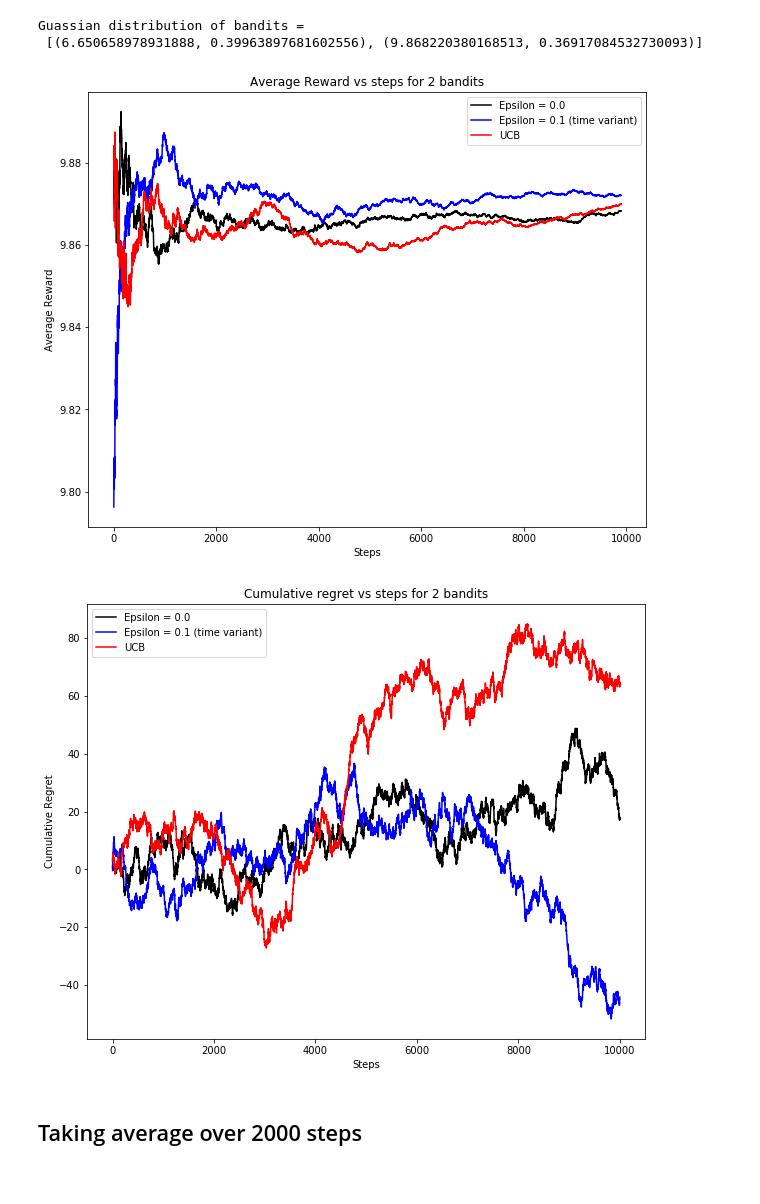
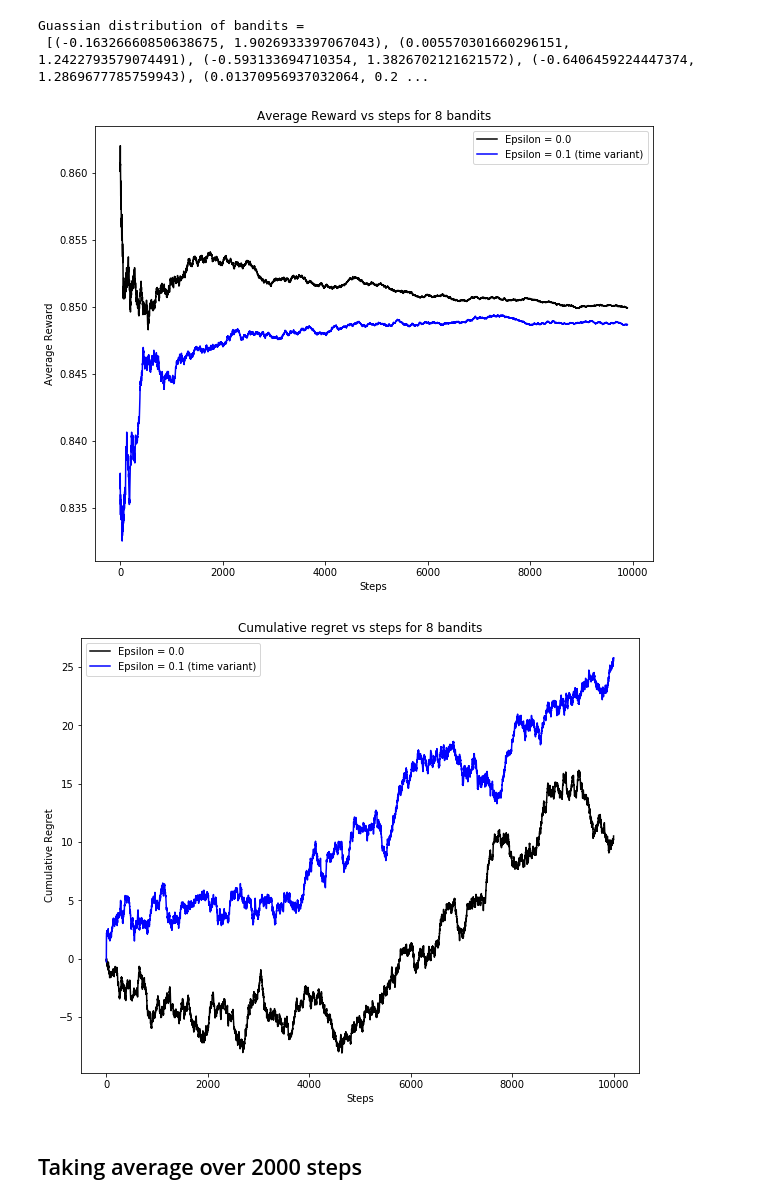
Before and after one commit to keya-desai/Multi-armed-bandit-problem-using-Q-networks, a Jupyter notebook: Code/guassian bandits refactored.ipynb, the cells around one changed output. Cells and saved outputs as stored; diff of their text form; code cells hidden in the pictures.

```diff
--- a/Code/guassian bandits refactored.ipynb
+++ b/Code/guassian bandits refactored.ipynb
@@ -17,8 +23,8 @@ class Bandit:
         self.max_i = 0
 
         for i in range(k):
-            mean = random.uniform(5, 10)
-            sigma = random.uniform(0, 1)
+            mean = random.uniform(-1, 1)
+            sigma = random.uniform(0, 2)
             self.mean_sd_list.append((mean, sigma))
 
             if mean > max_mean:
@@ -64,9 +70,7 @@ class Solver(object):
 
         for _ in range(num_steps):
             i, r = self.run_one_step()
-
             self.counts[i] += 1
-
             self.update_regret(r)
             self.update_reward(r)
             self.actions.append(i)
@@ -87,7 +91,8 @@ class Solver(object):
             self.reinit()
             self.run(num_steps)
             for i in range(num_steps):
-                avg_list[i] += self.avg_reward_list[i]
+#                 avg_list[i] += self.avg_reward_list[i]
+                avg_list[i] += self.cumulative_regret_list[i]
 
         avg_list = [x/num_avg for x in avg_list]
         return avg_list
@@ -166,7 +290,7 @@ def main(k, n):
 #           EpsilonGreedy(bandit, epsilon = 0.01, init_trials = 1, time_variant_epsilon = False),
           EpsilonGreedy(bandit, epsilon = 0.1, init_trials = 1, time_variant_epsilon = True),
 #           EpsilonGreedy(bandit, epsilon = 0.2, init_trials = 1, time_variant_epsilon = True),
-            UCB(bandit)
+#             UCB(bandit)
               ]
 
     # Solve for each of the object
@@ -202,12 +326,12 @@ def main(k, n):
     plt.title("Cumulative regret vs steps for {} bandits".format(k))
     plt.show()
 # %%
-main(k = 2, n = 10000)
+main(k = 8, n = 10000)
 # %% [output]
 Guassian distribution of bandits =
- [(6.650658978931888, 0.39963897681602556), (9.868220380168513, 0.36917084532730093)]
+ [(-0.16326660850638675, 1.9026933397067043), (0.005570301660296151, 1.2422793579074491), (-0.593133694710354, 1.3826702121621572), (-0.6406459224447374, 1.2869677785759943), (0.01370956937032064, 0.2 ...
-[figure, old version]
+[figure, new version]
-[figure, old version]
+[figure, new version]
 # %% [markdown]
 ## Taking average over 2000 steps
 # %%
```
Also changed, not shown: parts of 7 cells of this notebook.
